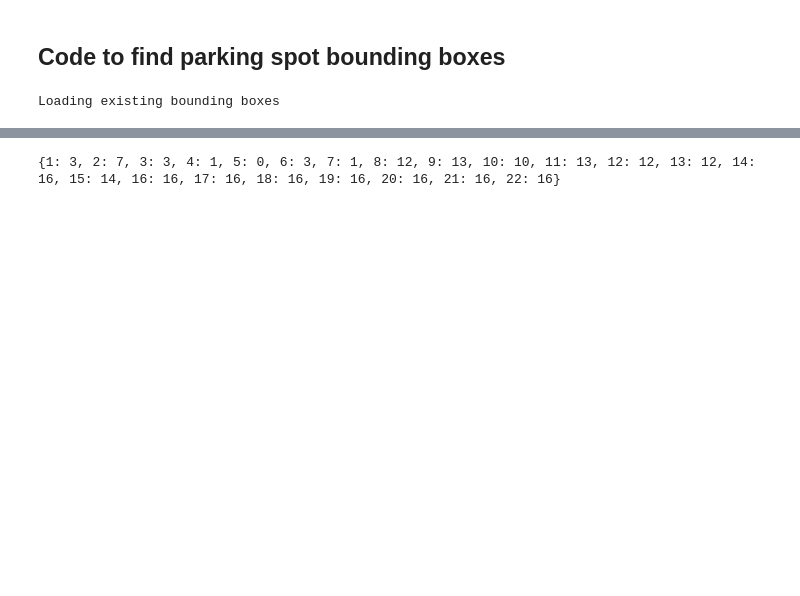
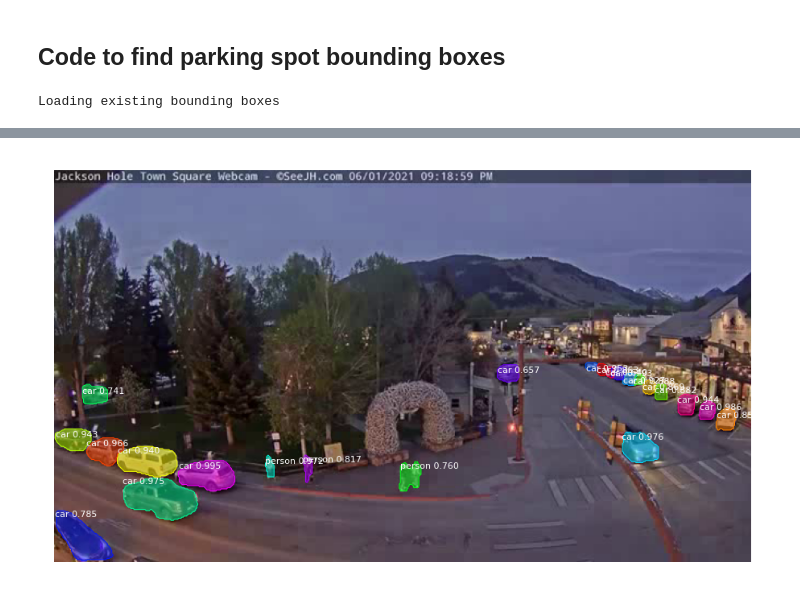
Before and after one commit to rejexx/Parkingspot_Vacancy, a Jupyter notebook: notebooks/02_spot_detection.ipynb, the cells around one changed output, grey strips where cells are left out. Drawn from its saved outputs; the diff is of its cells as text; code cells hidden in the pictures; blank space fills up the shorter version.

```diff
--- a/notebooks/02_spot_detection.ipynb
+++ b/notebooks/02_spot_detection.ipynb
@@ -76,7 +74,7 @@ if not os.path.exists(COCO_MODEL_PATH):
 VIDEO_DIR = os.path.join(ROOT_DIR, ".\\data\\raw")
 # %%
 # Video file or camera to process - set this to 0 to use your webcam instead of a video file
-VIDEO_SOURCE = os.path.join(VIDEO_DIR,"AllSpotsFull_299Frames.ts")
+VIDEO_SOURCE = r"C:\springboard\Parkingspot_Vacancy\data\raw\TimeLapseDemo.avi"
 
 # Local path to output processed videos
 VIDEO_SAVE_DIR = os.path.join(ROOT_DIR, ".\\data\\processed")
@@ -651,6 +636,48 @@ ValueError: Expected 1D or 2D array, got 0D array instead
 # %%
 save_obj(vacant_spot_dict, "demo_vacant_spots_data")
 # %%
-print(load_obj("demo_vacant_spots_data"))
+# test showing masks
+
+video_capture = cv2.VideoCapture(VIDEO_SOURCE)
+
+# define 81 classes that the coco model knowns about
+class_names = ['BG', 'person', 'bicycle', 'car', 'motorcycle', 'airplane',
+               'bus', 'train', 'truck', 'boat', 'traffic light',
+               'fire hydrant', 'stop sign', 'parking meter', 'bench', 'bird',
+               'cat', 'dog', 'horse', 'sheep', 'cow', 'elephant', 'bear',
+               'zebra', 'giraffe', 'backpack', 'umbrella', 'handbag', 'tie',
+               'suitcase', 'frisbee', 'skis', 'snowboard', 'sports ball',
+               'kite', 'baseball bat', 'baseball glove', 'skateboard',
+               'surfboard', 'tennis racket', 'bottle', 'wine glass', 'cup',
+               'fork', 'knife', 'spoon', 'bowl', 'banana', 'apple',
+               'sandwich', 'orange', 'broccoli', 'carrot', 'hot dog', 'pizza',
+               'donut', 'cake', 'chair', 'couch', 'potted plant', 'bed',
+               'dining table', 'toilet', 'tv', 'laptop', 'mouse', 'remote',
+               'keyboard', 'cell phone', 'microwave', 'oven', 'toaster',
+               'sink', 'refrigerator', 'book', 'clock', 'vase', 'scissors',
+               'teddy bear', 'hair drier', 'toothbrush']
+
+success, frame = video_capture.read()
+if not success:
+    print("couldn't get another frame")
+else:
+    # Convert the image from BGR color (which OpenCV uses) to RGB color
+    rgb_image = frame[:, :, ::-1]
+
+    # Run the image through the Mask R-CNN model to get results.
+    results = model.detect([rgb_image], verbose=0)
+
+    # Mask R-CNN assumes we are running detection on multiple images.
+    # We only passed in one image to detect, so only grab the first result.
+    r = results[0]
+
+    # The r variable will now have the results of detection:
+    # - r['rois'] are the bounding box of each detected object
+    # - r['class_ids'] are the class id (type) of each detected object
+    # - r['scores'] are the confidence scores for each detection
+    # - r['masks'] are the object masks for each detected object (which gives you the object outline)
+
+    #displays matplotlib image with masks shown
+    mrcnn.visualize.display_instances(rgb_image, r['rois'], r['masks'], r['class_ids'], class_names, r['scores'],show_bbox=False)
 # %% [output]
-{1: 3, 2: 7, 3: 3, 4: 1, 5: 0, 6: 3, 7: 1, 8: 12, 9: 13, 10: 10, 11: 13, 12: 12, 13: 12, 14: 16, 15: 14, 16: 16, 17: 16, 18: 16, 19: 16, 20: 16, 21: 16, 22: 16}
+[figure, added]
```
Also changed, not shown: parts of 9 cells of this notebook, 3 other files.
